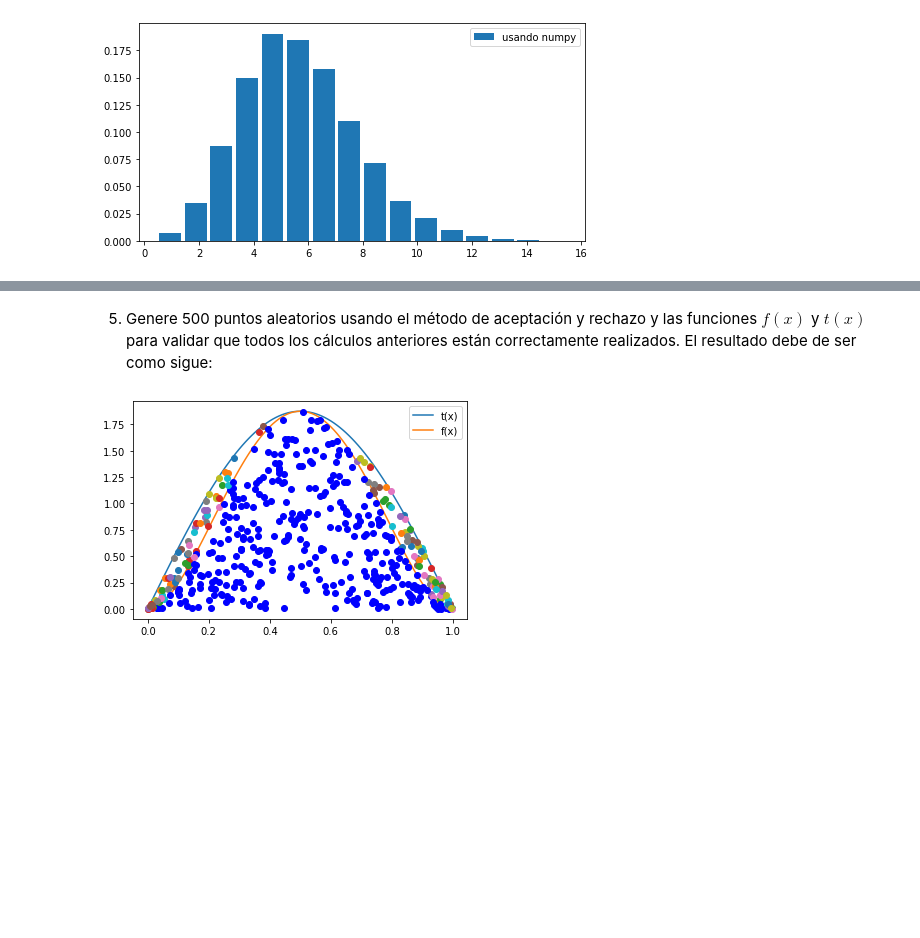
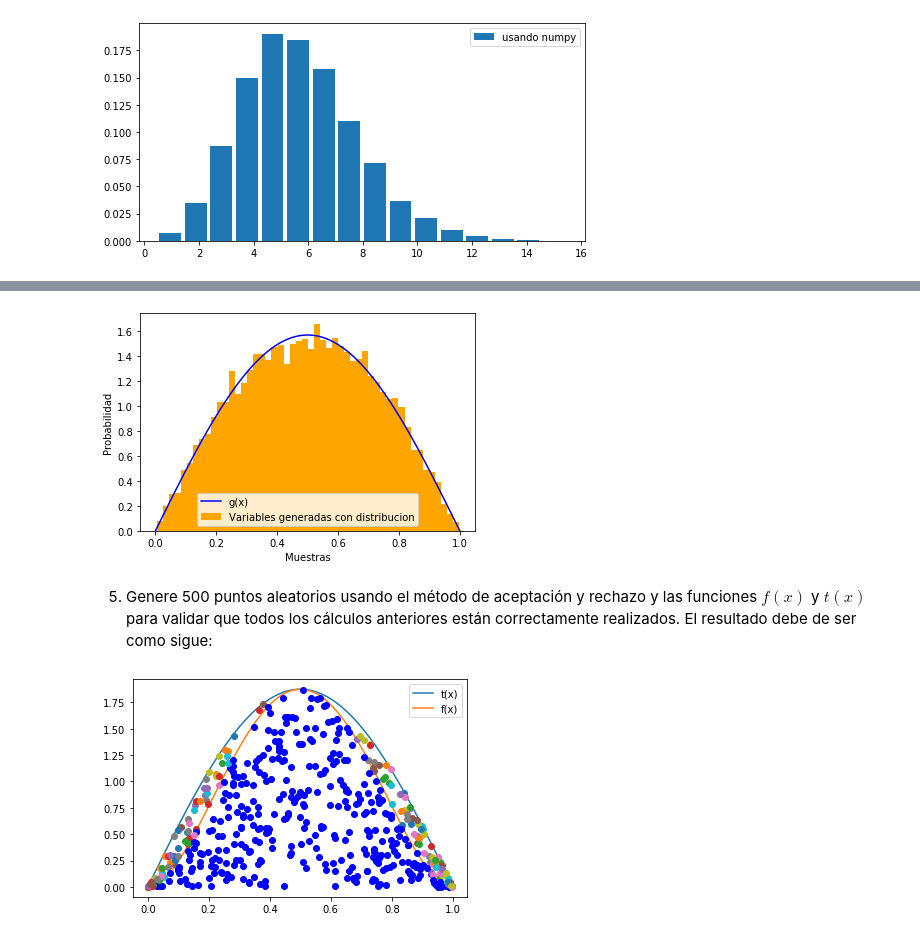
Before and after one commit to Noesns/Tarea_6, a Jupyter notebook: Tarea6_DFParis_NASalinas.ipynb, the cells around one changed output, grey strips where cells are left out. Saved outputs shown, nothing was run; the diff lists cells and outputs as text; code cells hidden in the pictures; blank space fills up the shorter version.

```diff
--- a/Tarea6_DFParis_NASalinas.ipynb
+++ b/Tarea6_DFParis_NASalinas.ipynb
@@ -115,3 +137,30 @@ Responda los siguientes literales:
+# %%
+# Importamos las librerías principales
+from scipy import optimize
+from scipy.stats import beta
+import matplotlib.pyplot as plt
+import numpy as np
+# Creamos la función que crea muestras distribuidas exponencialmente
+def D_sin(N):
+    u = np.random.rand(N)
+    return (np.arccos(1-2*u) / np.pi)
+# %%
+N = 10**4
+a = 1
+x = np.arange(0,1,(1/N))
+y2 = (np.pi * np.sin(np.pi * x))/2
+plt.plot(x,y2,'b',label = 'g(x)')
+# Creo variables aleatorias y obtengo su histograma en la misma gráfica anterior
+r2 = D_sin(N)
+plt.hist(r2,bins = 50, density=True,color = 'orange',label='Variables generadas con distribucion')
+plt.ylabel('Probabilidad')
+plt.xlabel('Muestras')
+plt.legend(loc = 'best')
+plt.show()
+# %% [output]
+[figure, added]
+# %% [markdown]
+5. Genere 500 puntos aleatorios usando el método de aceptación y rechazo y las funciones $f(x)$ y $t(x)$ para validar que todos los cálculos anteriores están correctamente realizados. El resultado debe de ser como sigue:
 # %%
 # Función de aceptación y rechazo usando compresión de listas
 def Acep_rechazo(R2:'Variables distruidas U~U(0,1)',
@@ -130,8 +179,6 @@ def Acep_rechazo(R2:'Variables distruidas U~U(0,1)',
 
     plt.show()
     return(np.sum(aciertos))
-# %% [markdown]
-5. Genere 500 puntos aleatorios usando el método de aceptación y rechazo y las funciones $f(x)$ y $t(x)$ para validar que todos los cálculos anteriores están correctamente realizados. El resultado debe de ser como sigue:
 # %%
 N=500
 # Ilustración del método de aceptación y rechazo cuando se toma t(x) constante
```
Also changed, not shown: parts of 2 cells of this notebook.
